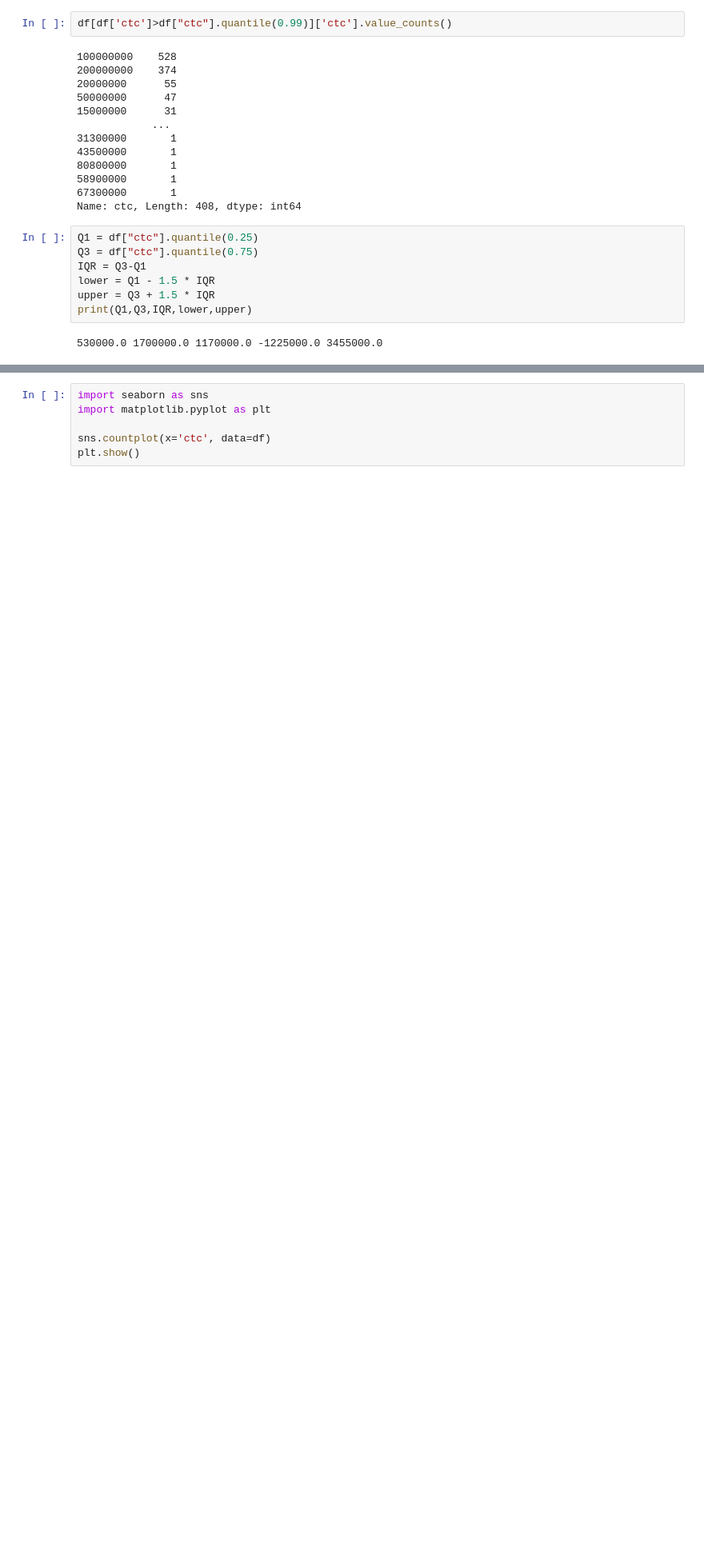
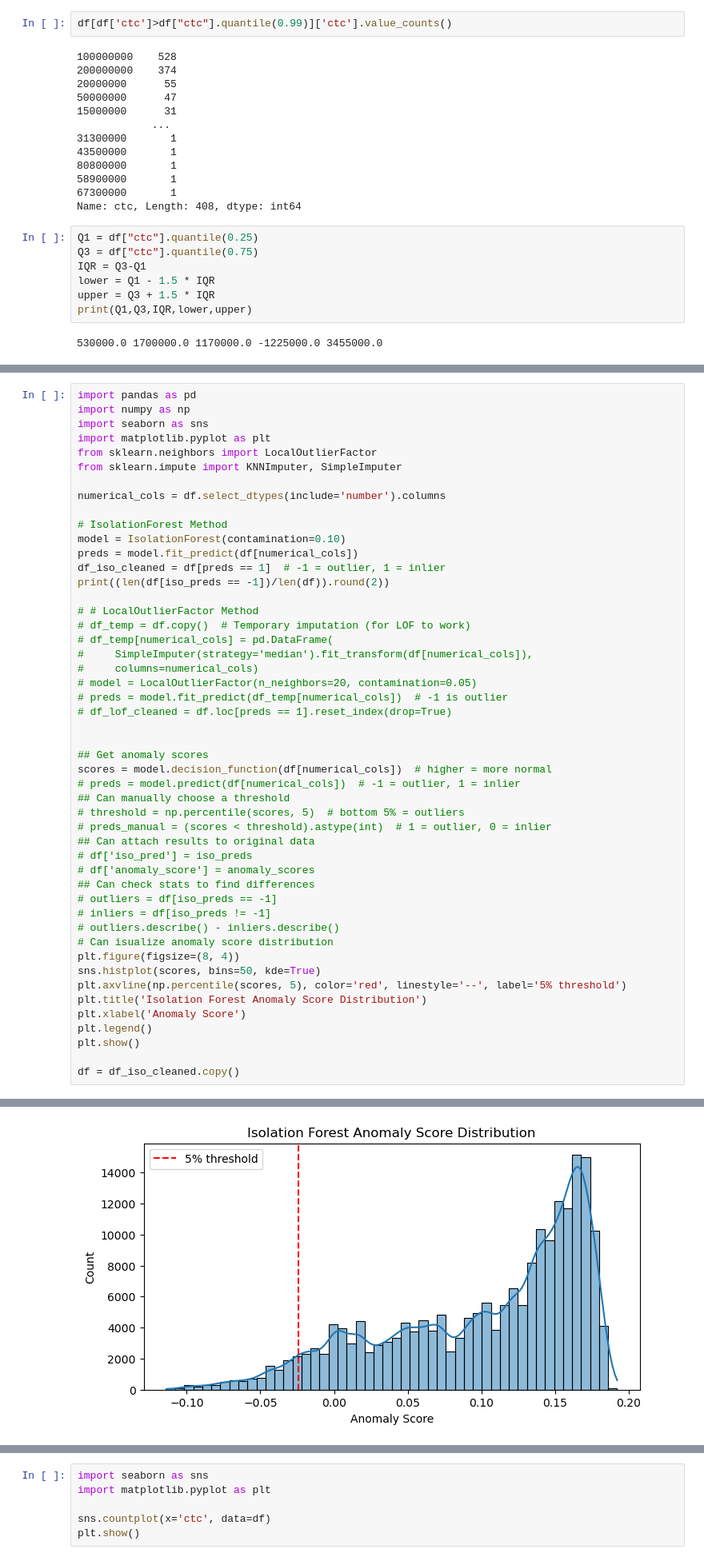
Before and after one commit to mayankjain281/ML_Unsupervised_Clustering, a Jupyter notebook: Career_Clustering_for_Scaler_Learners/Career_Clustering_for_Scaler_Learners.ipynb, the cells around one changed output, grey strips where cells are left out. Shown at 80% size. Saved outputs shown, nothing was run; the diff lists cells and outputs as text; blank space fills up the shorter version.

```diff
--- a/Career_Clustering_for_Scaler_Learners/Career_Clustering_for_Scaler_Learners.ipynb
+++ b/Career_Clustering_for_Scaler_Learners/Career_Clustering_for_Scaler_Learners.ipynb
@@ -240,0 +338,50 @@ print(Q1,Q3,IQR,lower,upper)
+# %%
+import pandas as pd
+import numpy as np
+import seaborn as sns
+import matplotlib.pyplot as plt
+from sklearn.neighbors import LocalOutlierFactor
+from sklearn.impute import KNNImputer, SimpleImputer
+
+numerical_cols = df.select_dtypes(include='number').columns
+
+# IsolationForest Method
+model = IsolationForest(contamination=0.10)
+preds = model.fit_predict(df[numerical_cols])
+df_iso_cleaned = df[preds == 1]  # -1 = outlier, 1 = inlier
+print((len(df[iso_preds == -1])/len(df)).round(2))
+
+# # LocalOutlierFactor Method
+# df_temp = df.copy()  # Temporary imputation (for LOF to work)
+# df_temp[numerical_cols] = pd.DataFrame(
+#     SimpleImputer(strategy='median').fit_transform(df[numerical_cols]),
+#     columns=numerical_cols)
+# model = LocalOutlierFactor(n_neighbors=20, contamination=0.05)
+# preds = model.fit_predict(df_temp[numerical_cols])  # -1 is outlier
+# df_lof_cleaned = df.loc[preds == 1].reset_index(drop=True)
+
+
+## Get anomaly scores
+scores = model.decision_function(df[numerical_cols])  # higher = more normal
+# preds = model.predict(df[numerical_cols])  # -1 = outlier, 1 = inlier
+## Can manually choose a threshold
+# threshold = np.percentile(scores, 5)  # bottom 5% = outliers
+# preds_manual = (scores < threshold).astype(int)  # 1 = outlier, 0 = inlier
+## Can attach results to original data
+# df['iso_pred'] = iso_preds
+# df['anomaly_score'] = anomaly_scores
+## Can check stats to find differences
+# outliers = df[iso_preds == -1]
+# inliers = df[iso_preds != -1]
+# outliers.describe() - inliers.describe()
+# Can isualize anomaly score distribution
+plt.figure(figsize=(8, 4))
+sns.histplot(scores, bins=50, kde=True)
+plt.axvline(np.percentile(scores, 5), color='red', linestyle='--', label='5% threshold')
+plt.title('Isolation Forest Anomaly Score Distribution')
+plt.xlabel('Anomaly Score')
+plt.legend()
+plt.show()
+
+df = df_iso_cleaned.copy()
+# %% [output]
@@ -240,0 +389 @@ print(Q1,Q3,IQR,lower,upper)
+[figure, added]
```
Also changed, not shown: parts of 38 cells of this notebook.
